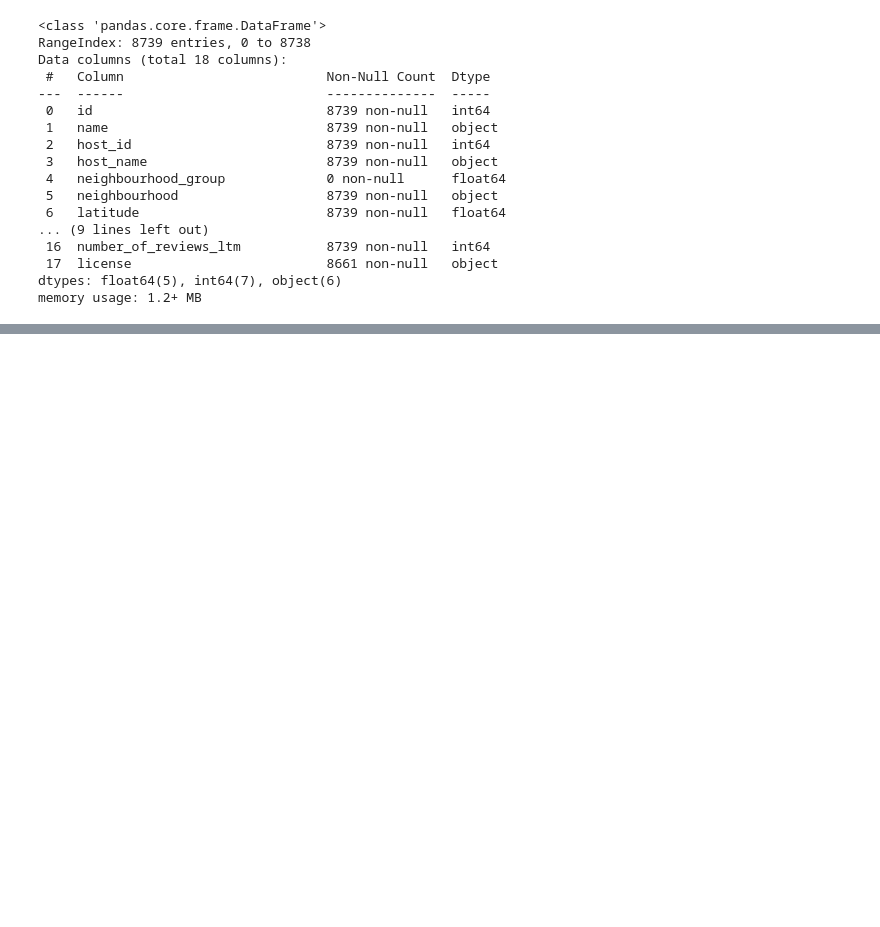
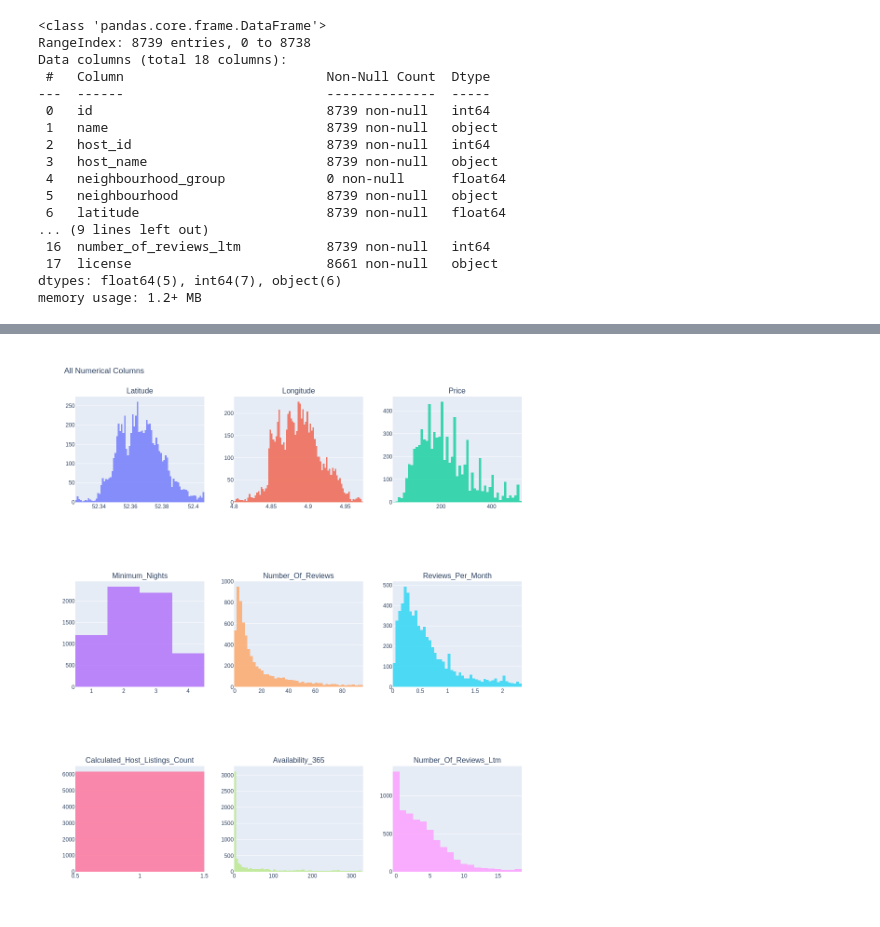
Before and after one commit to ABDULLAHHG/Airbnb-Listing, a Jupyter notebook: Untitled1.ipynb, the cells around one changed output, grey strips where cells are left out. Saved outputs shown, nothing was run; the diff lists cells and outputs as text; code cells hidden in the pictures; blank space fills up the shorter version.

```diff
--- a/Untitled1.ipynb
+++ b/Untitled1.ipynb
@@ -31,0 +78,2 @@ memory usage: 1.2+ MB
+# %%
+selected_columns = [col for col in df.columns[4:] if df[col].dtype in ["int64" , "float64"]]
@@ -31,0 +85,8 @@ memory usage: 1.2+ MB
+# %%
+from tools import drop_outliers
+for col in selected_columns:
+    df[col] = drop_outliers(df , col)
+# %%
+Muti_hist_plot(df.drop(["id" , "host_id"] , axis = 1 ))
+# %% [output]
+[figure, added]
```
Also changed, not shown: parts of 9 cells of this notebook.
